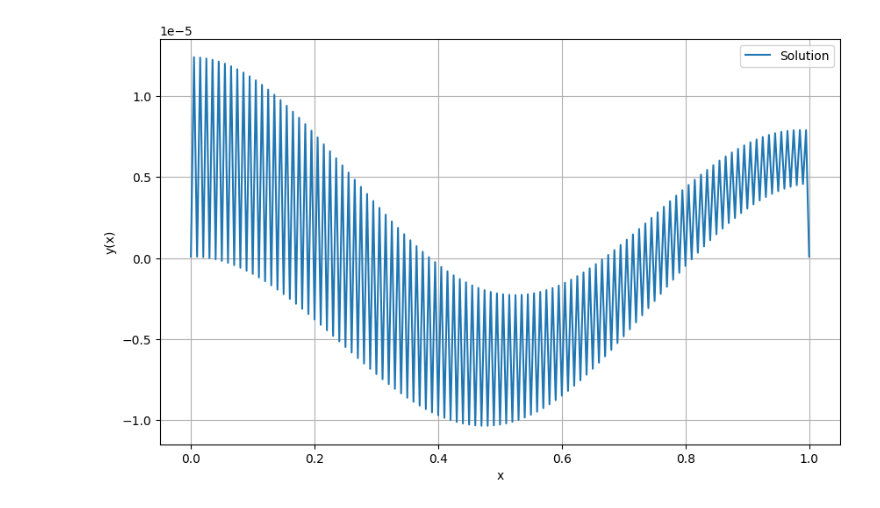
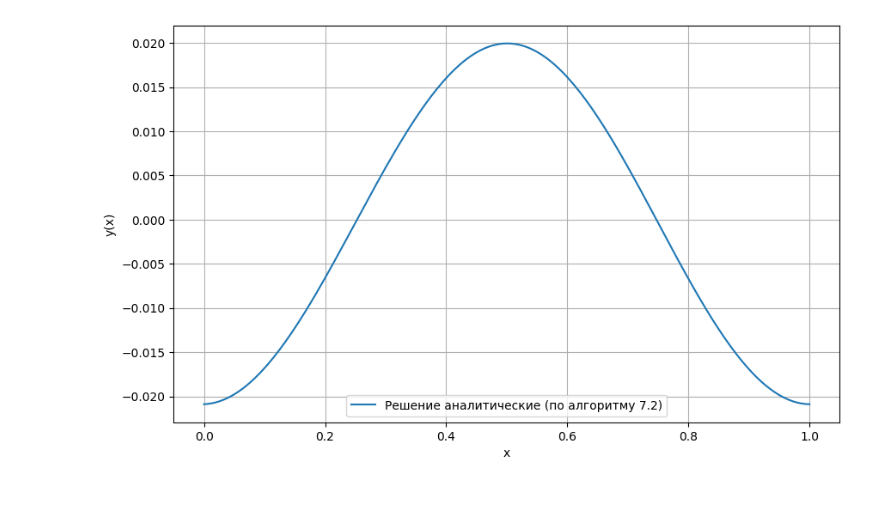
Before and after one commit to mr-gukas/MyComputationalMathematics, a Jupyter notebook: sem2/lab3/lab3.ipynb, the cells around one changed output. Drawn from its saved outputs; the diff is of its cells as text; code cells hidden in the pictures.

```diff
--- a/sem2/lab3/lab3.ipynb
+++ b/sem2/lab3/lab3.ipynb
@@ -3,68 +3,62 @@
 # %%
 import numpy as np
 import matplotlib.pyplot as plt
 
 h = 0.005
-N = int(1 / h)
-x = np.linspace(0, 1 - h, N)
-N_points = len(x)
+N = int(1 / h + 1)
+x = np.linspace(0, 1, N)
 
 def P2(x):
     return 10 + np.sin(2 * np.pi * x)
 
 def f_func(x):
     return np.cos(2 * np.pi * x)
 
-a = np.full(N_points, 1 / h**2)
-b = -2 / h**2 - P2(x)
-c = np.full(N_points, 1 / h**2)
-d = -f_func(x)
+a = np.ones(N)
+b = 2 + P2(x) * h**2
+c = np.ones(N)
+d = f_func(x) * h**2
 
-alpha = np.zeros(N_points)
-beta = np.zeros(N_points)
-gamma = np.zeros(N_points)
+alpha = np.zeros(N)
+beta = np.zeros(N)
+gamma = np.zeros(N)
 
-alpha[0] = c[0] / b[0]
-beta[0] = d[0] / b[0]
-gamma[0] = a[0] / b[0]
+alpha[1] = c[0] / b[0]
+beta[1] = -d[0] / b[0]
+gamma[1] = a[0] / b[0]
 
-for n in range(1, N_points):
-    denominator = b[n] - a[n] * alpha[n - 1]
-    alpha[n] = c[n] / denominator
-    beta[n] = (d[n] + a[n] * beta[n - 1]) / denominator
-    gamma[n] = (a[n] * gamma[n - 1]) / denominator
+for n in range(1, N - 1):
+    denominator = b[n] - a[n] * alpha[n]
+    alpha[n + 1] = c[n] / denominator
+    beta[n + 1] = (- d[n] + a[n] * beta[n]) / denominator
+    gamma[n + 1] = (a[n] * gamma[n]) / denominator
 
-denominator_N = b[N_points - 1] - a[N_points - 1] * alpha[N_points - 2] - a[N_points - 1] * gamma[N_points - 2]
-mu_N = -c[N_points - 1] / denominator_N
-nu_N = (d[N_points - 1] + a[N_points - 1] * beta[N_points - 2]) / denominator_N
+denominator_N = - b[N- 1] + a[N - 1] * (alpha[N - 1] + gamma[N - 1])
+mu_N = -c[N - 1] / denominator_N
+nu_N = (d[N - 1] - a[N - 1] * beta[N - 1]) / denominator_N
+mu = np.zeros(N)
+nu = np.zeros(N)
+mu[N - 1] = mu_N
+nu[N - 1] = nu_N
 
-mu = np.zeros(N_points)
-nu = np.zeros(N_points)
-
-mu[N_points - 1] = mu_N
-nu[N_points - 1] = nu_N
-
-for n in range(N_points - 2, -1, -1):
-    mu[n] = alpha[n] * mu[n + 1] + gamma[n] * mu_N
-    nu[n] = beta[n] + alpha[n] * nu[n + 1] + gamma[n] * nu_N
+for n in reversed(range(1, N)):
+    mu[n-1] = alpha[n] * mu[n] + gamma[n] * mu_N
+    nu[n-1] = beta[n] + alpha[n] * nu[n] + gamma[n] * nu_N
 
 y0 = nu[0] / (1 - mu[0])
-y = np.zeros(N_points)
+y = np.zeros(N)
 y[0] = y0
+y[N-1] = mu[N-1] * y[0] + nu[N-1]
 
-for n in range(1, N_points):
-    y[n] = alpha[n - 1] * y[n - 1] + beta[n - 1] + gamma[n - 1] * y0
-
-# циклиность
-x_full = np.append(x, 1)
-y_full = np.append(y, y0)
+for n in reversed(range(1, N)):
+    y[n-1] = alpha[n] * y[n] + beta[n] + gamma[n] * y[N-1]
 
 plt.figure(figsize=(10, 6))
-plt.plot(x_full, y_full, label='Solution')
+plt.plot(x, y, label='Решение аналитические (по алгоритму 7.2)')
 plt.xlabel('x')
 plt.ylabel('y(x)')
 plt.grid(True)
 plt.legend()
 plt.show()
 # %% [output]
-[figure, old version]
+[figure, new version]
```
Also changed, not shown: parts of 2 cells of this notebook.
